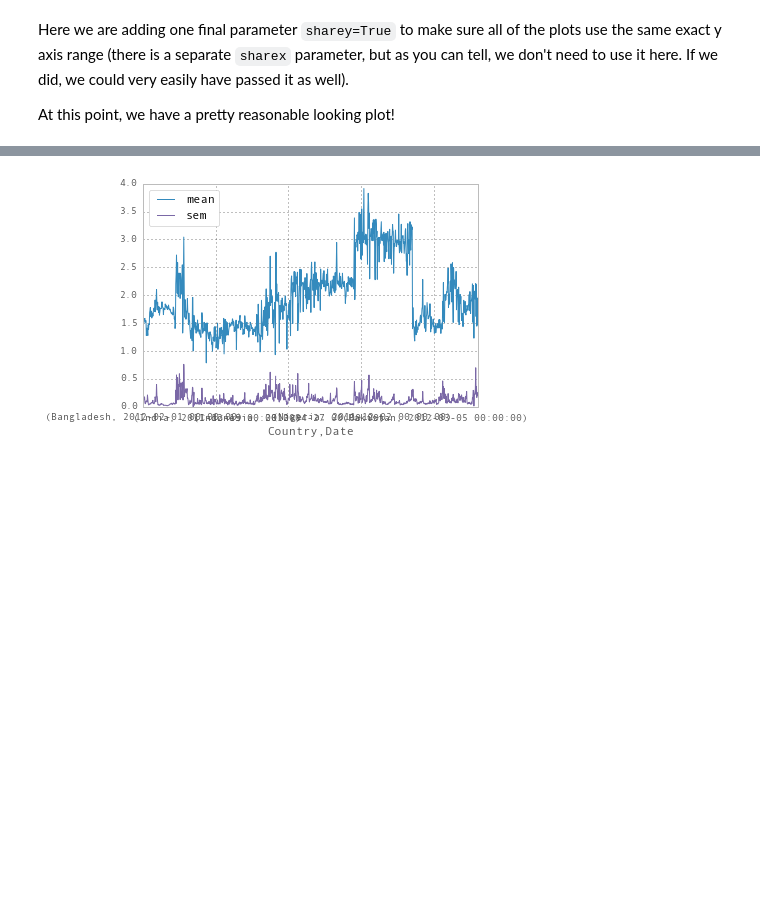
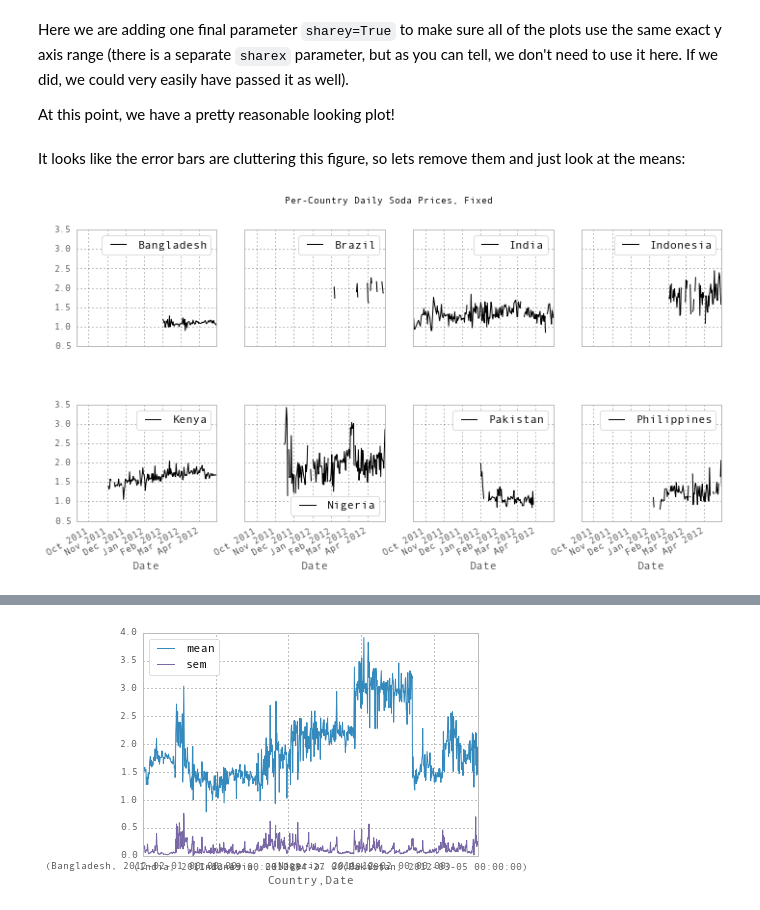
Before and after one commit to learn-co-students/intro-datascience-workshop-dumbo-web-080519, a Jupyter notebook: day2/Lesson 3 - Working with timeseries and learning to plot along the way.ipynb, the cells around one changed output, grey strips where cells are left out. Cells and saved outputs as stored; diff of their text form; code cells hidden in the pictures; blank space fills up the shorter version.

```diff
--- a/day2/Lesson 3 - Working with timeseries and learning to plot along the way.ipynb
+++ b/day2/Lesson 3 - Working with timeseries and learning to plot along the way.ipynb
@@ -440,4 +446,10 @@ ax = unstackedByCountryMeans.plot(yerr=unstackedByCountryErrs, title="Per-Countr
 Here we are adding one final parameter `sharey=True` to make sure all of the plots use the same exact y axis range (there is a separate `sharex` parameter, but as you can tell, we don't need to use it here. If we did, we could very easily have passed it as well).
 
 At this point, we have a pretty reasonable looking plot!
+# %% [markdown]
+It looks like the error bars are cluttering this figure, so lets remove them and just look at the means:
+# %%
+ax = unstackedByCountryMeans.plot(title="Per-Country Daily Soda Prices, Fixed", subplots=True,figsize=(12,6),layout=(2, 4),sharey=True)#,ylabel="Cost Per Standard Unit, USD")
+# %% [output]
+[figure, added]
 # %% [markdown]
```
Also changed, not shown: parts of 19 cells of this notebook.
